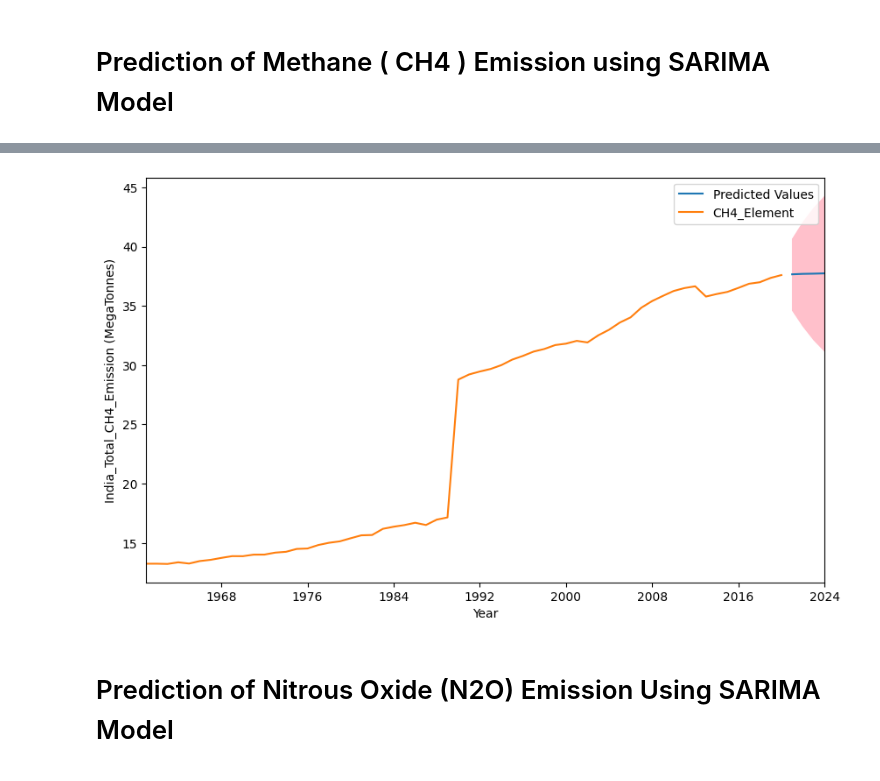
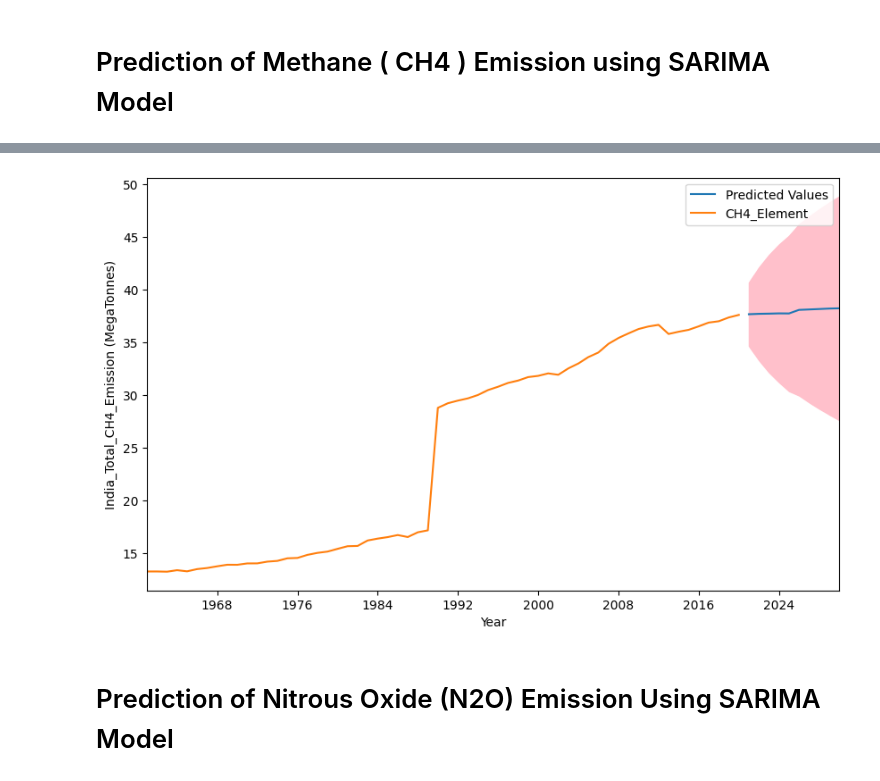
Before and after one commit to AdityaKhot/Analyzing-and-Predicting-the-GHG-Emission-from-Agro-Activities-using-ML-Models, a Jupyter notebook: Code/Prediction_3.ipynb, the cells around one changed output, grey strips where cells are left out. Drawn from its saved outputs; the diff is of its cells as text; code cells hidden in the pictures.

Commit message:
Updated on Prediction_3 for better accuracy

```diff
--- a/Code/Prediction_3.ipynb
+++ b/Code/Prediction_3.ipynb
@@ -440,33 +440,33 @@ Warnings:
 # %%
 import matplotlib.pyplot as plt
 
 fig, ax = plt.subplots(figsize=(10,6))
 
-# predict the next 12 months values to compare with the test dataset
-forecasts = results.get_forecast(steps=4, dynamic=True)
+# predict the next 10 years values to compare with the test dataset
+forecasts = results.get_forecast(steps=10, dynamic=True)
 
 # find the confidence intervals
 confidence_intervals = forecasts.conf_int()
 lower_limits = confidence_intervals.loc[:,'lower CH4_Element']
 upper_limits = confidence_intervals.loc[:,'upper CH4_Element']
 
 # plot the forecasted mean data for the next 12 months and the confidence interval
 forecasts.predicted_mean.plot(legend=True, ax=ax, label='Predicted Values')
 plt.fill_between(confidence_intervals.index, lower_limits, upper_limits, color='pink')
 
 # plotting the actual value from test data
 test_data.plot(legend=True, ax=ax)
 
 # Add SI unit and scale to the y-axis
 ax.set_ylabel('India_Total_CH4_Emission (MegaTonnes)')
 
 # Set x-axis labels to display years only
 ax.xaxis.set_major_locator(plt.MaxNLocator(integer=True))
 ax.xaxis.set_major_formatter(plt.FuncFormatter(lambda x, _: int(x)))
 
 plt.show()
 # %% [output]
-[figure, old version]
+[figure, new version]
 # %% [markdown]
 # Prediction of Nitrous Oxide (N2O) Emission Using SARIMA Model
 # %%
```
Also changed, not shown: parts of 11 cells of this notebook.
